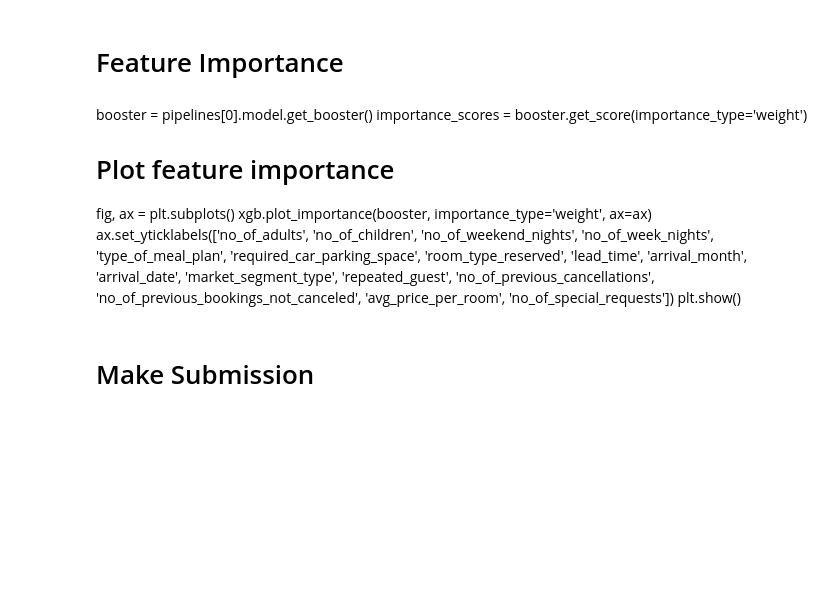
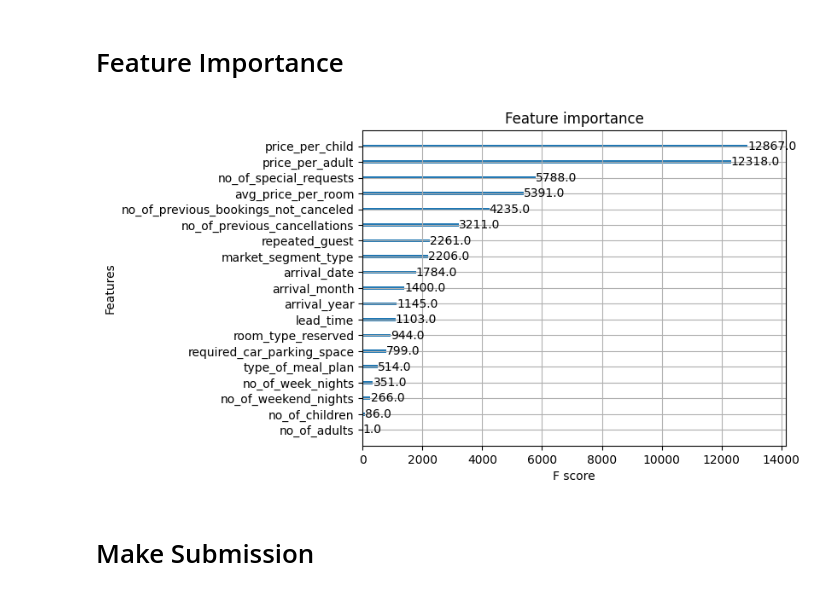
Before and after one commit to mnokno/HotelReservationCancellationPrediction, a Jupyter notebook: HotelReservationCancellationPrediction/src/Hotel-Reservation-Cancellation-Prediction-using-GXBoost.ipynb, the cells around one changed output. Saved outputs shown, nothing was run; the diff lists cells and outputs as text; code cells hidden in the pictures; blank space fills up the shorter version.

```diff
--- a/HotelReservationCancellationPrediction/src/Hotel-Reservation-Cancellation-Prediction-using-GXBoost.ipynb
+++ b/HotelReservationCancellationPrediction/src/Hotel-Reservation-Cancellation-Prediction-using-GXBoost.ipynb
@@ -105,7 +102,16 @@ df_test = df_test.drop(['arrival_year'], axis=1)
+# %%
+def add_features(X):
+    X['price_per_adult'] = X['no_of_adults'] / (X['avg_price_per_room'] + 1e-6)
+    X['price_per_child'] = X['no_of_children'] / (X['avg_price_per_room'] + 1e-6)
+    return X
+# %%
+df_train = add_features(df_train)
+df_test = add_features(df_test)
 # %% [markdown]
 # Data Pipeline
 # %%
-features_for_normalization = df_train.drop(['booking_status', 'required_car_parking_space', 'repeated_guest'], axis=1).columns.tolist()
+#features_for_normalization = df_train.drop(['booking_status', 'required_car_parking_space', 'repeated_guest'], axis=1).columns.tolist()
+features_for_normalization = df_train.drop(['booking_status'], axis=1).columns.tolist()
 # %%
 class HotelPipeline:
 
@@ -123,21 +129,12 @@ class HotelPipeline:
                                       early_stopping_rounds = 5
                                       )
 
-    def _add_features(self, X):
-        X['price_per_adult'] = X.no_of_adults / (X.avg_price_per_room + 1e-6)
-        X['price_per_child'] = X.no_of_children / (X.avg_price_per_room + 1e-6)
-
     def fit(self, X, y, X_val, y_val):
-        self._add_features(X)
-        self._add_features(X_val)
-
         X = self.preprocessor.fit_transform(X)
         X_val = self.preprocessor.transform(X_val)
-
         self.model.fit(X, y, eval_set=[(X_val, y_val)], verbose=False)
 
     def predict(self, X):
-        self._add_features(X)
         X = self.preprocessor.transform(X)
         y_pred = self.model.predict_proba(X)
         y_pred = y_pred[:, 1]
@@ -218,19 +216,18 @@ Mean roc_auc_score: 0.8956106066327558
 # %% [markdown]
 # Feature Importance
-# %% [markdown]
-booster = pipelines[0].model.get_booster()
-importance_scores = booster.get_score(importance_type='weight')
-
-# Plot feature importance
-fig, ax = plt.subplots()
-xgb.plot_importance(booster, importance_type='weight', ax=ax)
-ax.set_yticklabels(['no_of_adults', 'no_of_children', 'no_of_weekend_nights',
-                    'no_of_week_nights', 'type_of_meal_plan', 'required_car_parking_space',
-                    'room_type_reserved', 'lead_time', 'arrival_month', 'arrival_date',
-                    'market_segment_type', 'repeated_guest', 'no_of_previous_cancellations',
-                    'no_of_previous_bookings_not_canceled', 'avg_price_per_room',
-                    'no_of_special_requests'])
-plt.show()
+# %%
+booster = pipelines[0].model.get_booster()
+importance_scores = booster.get_score(importance_type='weight')
+
+# Plot feature importance
+fig, ax = plt.subplots()
+xgb.plot_importance(booster, importance_type='weight', ax=ax)
+column_labels = df_train.columns.tolist()
+column_labels.remove('booking_status')
+ax.set_yticklabels(column_labels)
+plt.show()
+# %% [output]
+[figure, added]
 # %% [markdown]
 # Make Submission
 # %%
```
Also changed, not shown: parts of 3 cells of this notebook, 1 other file.
